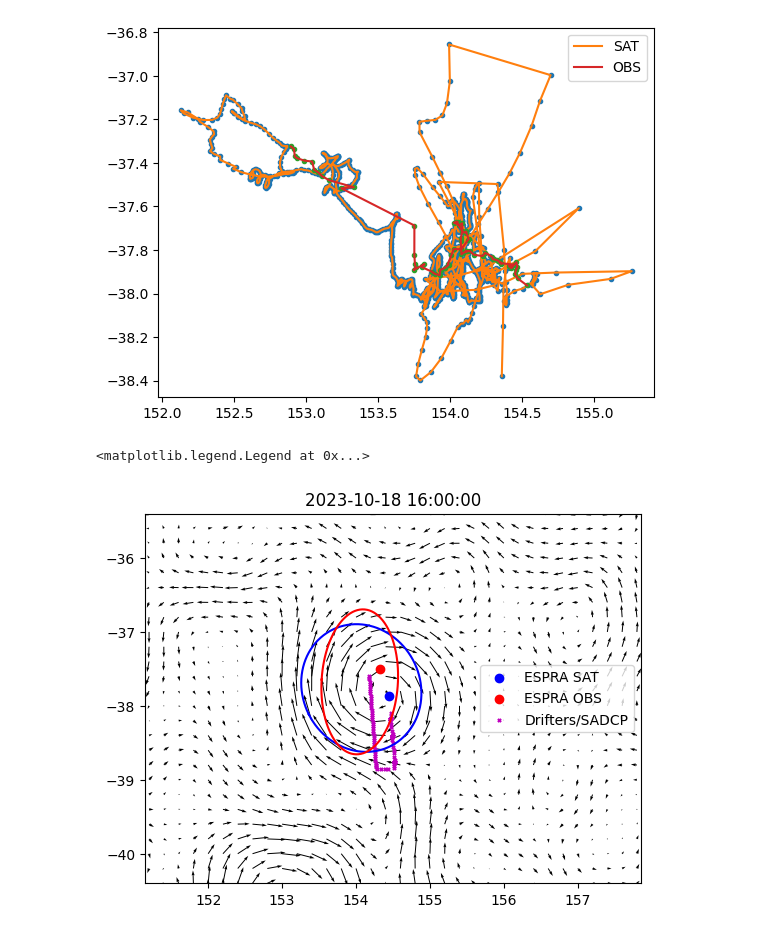
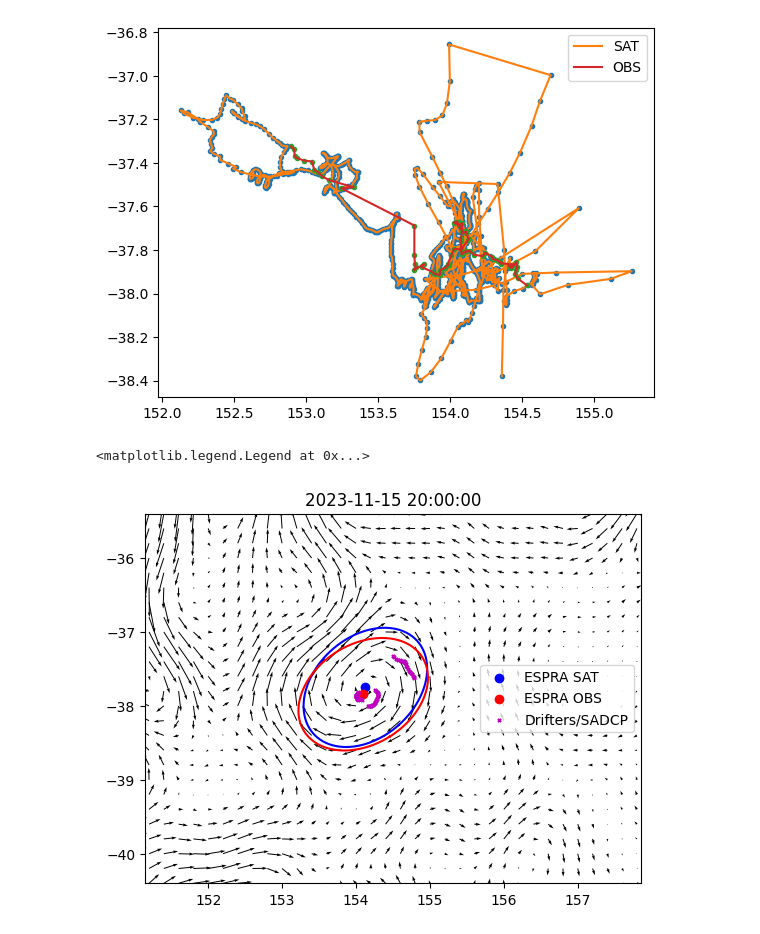
Before and after one commit to regdowse/UNSW-MRes, a Jupyter notebook: MRes/Chapter1/CE_Observation.ipynb, the cells around one changed output. Saved outputs shown, nothing was run; the diff lists cells and outputs as text; code cells hidden in the pictures.

```diff
--- a/MRes/Chapter1/CE_Observation.ipynb
+++ b/MRes/Chapter1/CE_Observation.ipynb
@@ -392,7 +392,7 @@ df_ssh_trace_hrly
 # Use the data around the Satellite trace
 dic_obs_hrly = {}
 df_obs_trace_hrly = pd.DataFrame(columns=['x0', 'y0', 'Q', 'w', 'Time'])
-for (x0, y0, time) in zip(df_ssh_trace_time_interp['x0'], df_ssh_trace_time_interp['y0'], df_ssh_trace_time_interp['Time']):
+for (x0, y0, time) in zip(df_ssh_trace_hrly['x0'], df_ssh_trace_hrly['y0'], df_ssh_trace_hrly['Time']):
     R = np.hypot(x0 - df_obs_data['Lon'], y0 - df_obs_data['Lat']) < 1
     t1 = time - pd.Timedelta(days=0.5)
     t2 = time + pd.Timedelta(days=0.5)
@@ -434,9 +434,7 @@ plt.legend()
 <matplotlib.legend.Legend at 0x...>
 [figure]
 # %%
-
-
-t = 10
+t = 645
 timestamps = df_obs_trace_hrly['Time']
 time = timestamps[t]
 
@@ -447,33 +445,33 @@ else:
     t_closest = np.abs(tim_ssh - closest_row['Time']).argmin()
 ut, vt = u_ssh[:, :, t_closest], v_ssh[:, :, t_closest]
 stride = 1
 plt.quiver(lon_ssh[::stride, ::stride], lat_ssh[::stride, ::stride],
       ut.T[::stride, ::stride], vt.T[::stride, ::stride],
       width=0.002, scale=15)
 
 day_ssh_data = df_ssh_trace.iloc[t_closest]
 x0, y0, Q, w = day_ssh_data['x0'], day_ssh_data['y0'], day_ssh_data['Q'], day_ssh_data['w']
 plt.scatter(x0, y0, label='ESPRA SAT', color='b')
-x_ellipse, y_ellipse = plot_ellipse(df['Q_SAT'].iloc[0], center=(df['x0_SAT'].iloc[0], df['y0_SAT'].iloc[0]), scale=1)
+x_ellipse, y_ellipse = plot_ellipse(Q, center=(x0, y0), scale=1)
 plt.plot(x_ellipse, y_ellipse, 'b-')
 
 hrly_obs_data = df_obs_trace_hrly[df_obs_trace_hrly['Time']==time]
 if not hrly_obs_data.empty:
     x0_obs, y0_obs, Q_obs, w_obs = hrly_obs_data['x0'], hrly_obs_data['y0'], hrly_obs_data['Q'], hrly_obs_data['w']
     plt.scatter(x0_obs, y0_obs, label='ESPRA OBS', color='r')
-    x_ellipse, y_ellipse = plot_ellipse(df['Q_OBS'].iloc[0], center=(df['x0_OBS'].iloc[0], df['y0_OBS'].iloc[0]), scale=1)
+    x_ellipse, y_ellipse = plot_ellipse(Q_obs.iloc[0], center=(x0_obs, y0_obs), scale=1)
     plt.plot(x_ellipse, y_ellipse, 'r-')
 
 if time in dic_obs_hrly.keys():
     xi, yi = dic_obs_hrly[time]['xi'], dic_obs_hrly[time]['yi']
     plt.scatter(xi, yi, marker='x', color='m', s=5, label='Drifters/SADCP')
 
 plt.axis('equal')
 plt.xlim(lon_min_CE-2, lon_max_CE+2)
 plt.ylim(lat_min_CE-2, lat_max_CE+2)
 
 plt.title(f'{time}')
 plt.legend()
 # %% [output]
 <matplotlib.legend.Legend at 0x...>
-[figure, old version]
+[figure, new version]
```
Also changed, not shown: parts of 4 cells of this notebook.
